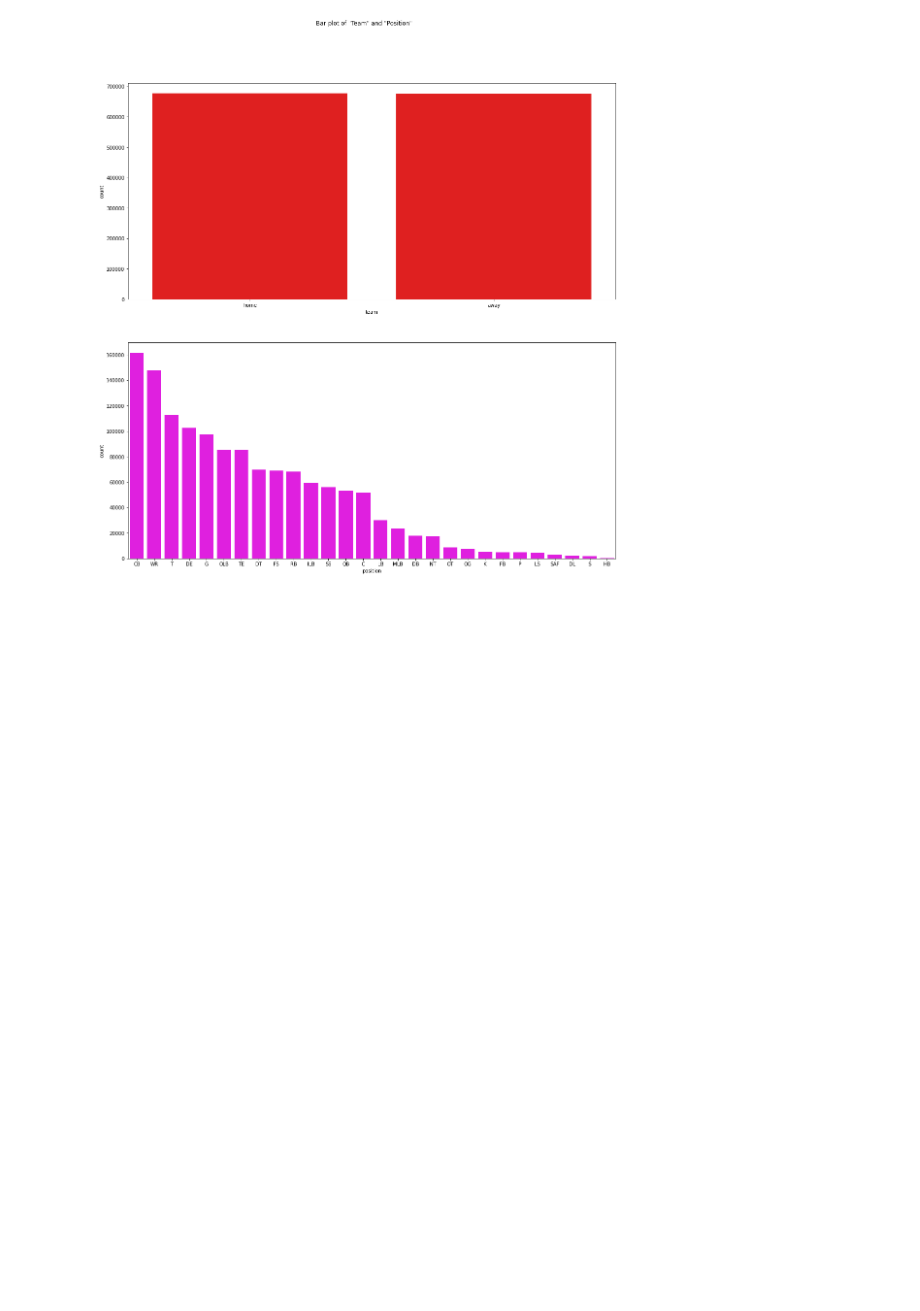
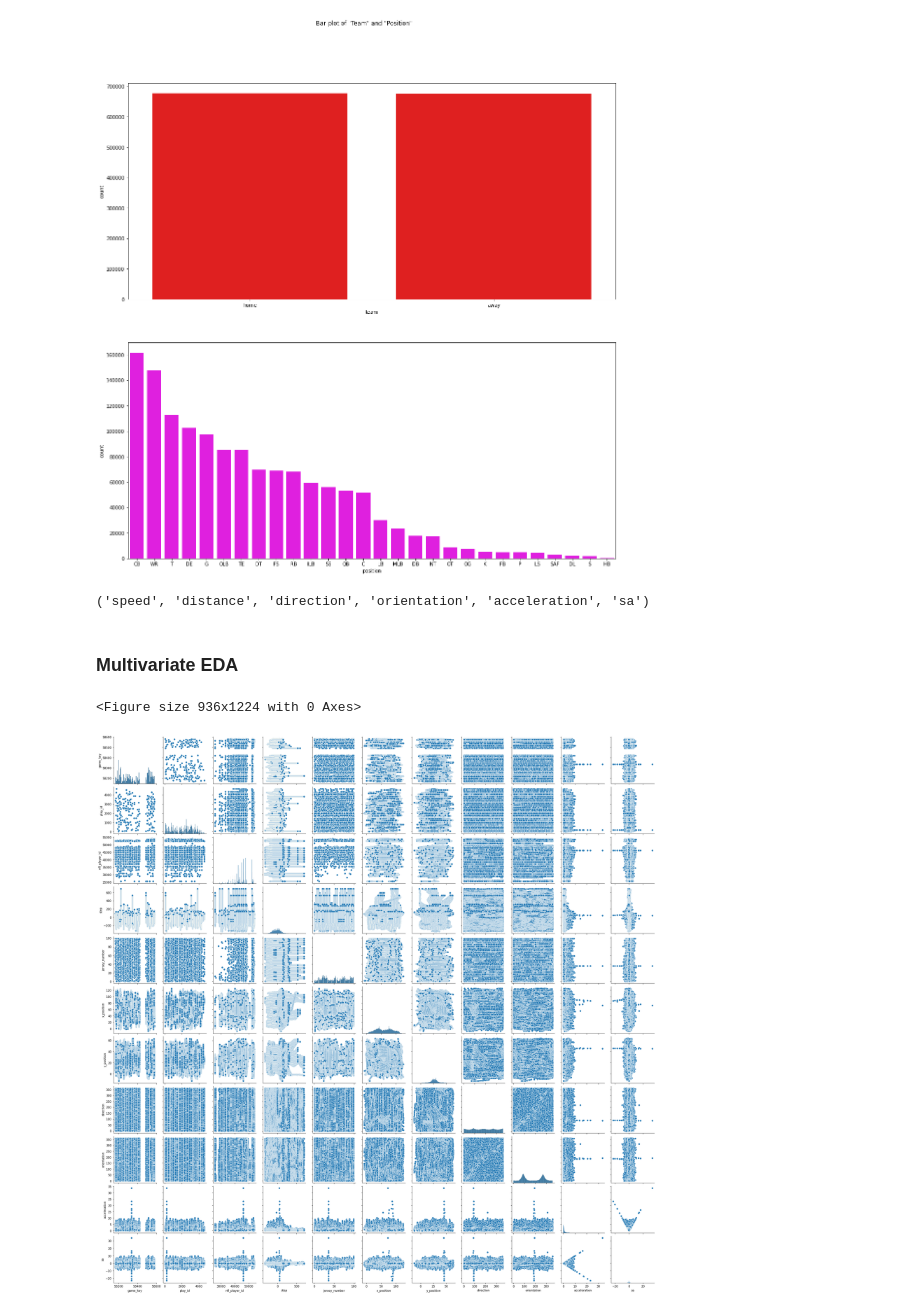
Before and after one commit to GeorgiVelkov/NFL-Player-Contact-Detection, a Jupyter notebook: NFL-Contact-EDA.ipynb, the cells around one changed output. Cells and saved outputs as stored; diff of their text form; code cells hidden in the pictures; blank space fills up the shorter version.

Commit message:
Kaggle Notebook | NFL_Contact_EDA | Version 3 - multivariate eda

```diff
--- a/NFL-Contact-EDA.ipynb
+++ b/NFL-Contact-EDA.ipynb
@@ -180,3 +180,16 @@ sns.countplot(ax = axes[1], x = 'position', data = train_player_tracking, color
               order = train_player_tracking['position'].value_counts().index);
 # %% [output]
 [figure]
+# %%
+'speed', 'distance', 'direction', 'orientation', 'acceleration', 'sa'
+# %% [output]
+('speed', 'distance', 'direction', 'orientation', 'acceleration', 'sa')
+# %% [markdown]
+### Multivariate EDA
+# %%
+plt.figure(figsize=(13,17))
+sns.pairplot(data=train_player_tracking.drop(['distance','speed'],axis=1))
+plt.show()
+# %% [output]
+<Figure size 936x1224 with 0 Axes>
+[figure, added]
```
Also changed, not shown: parts of 1 cell of this notebook.
